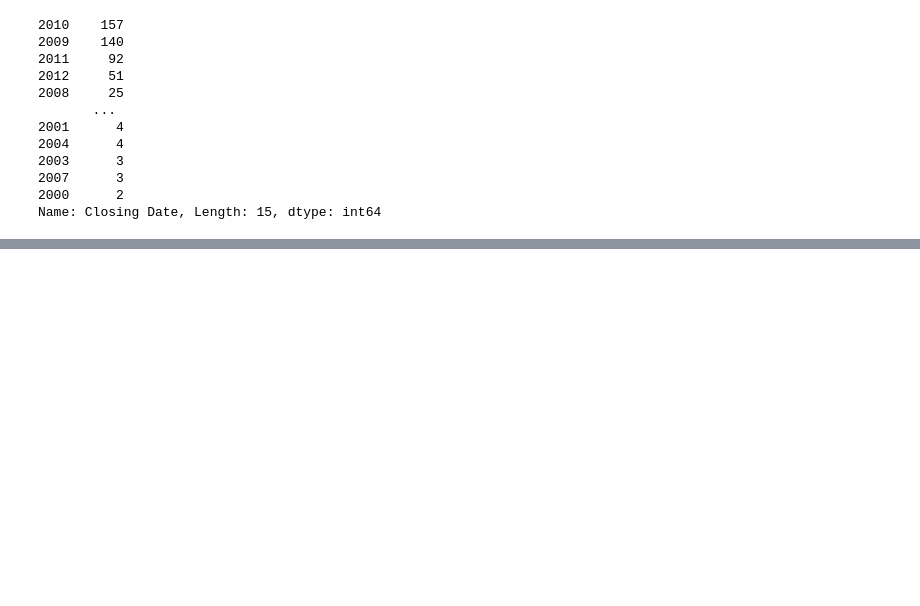
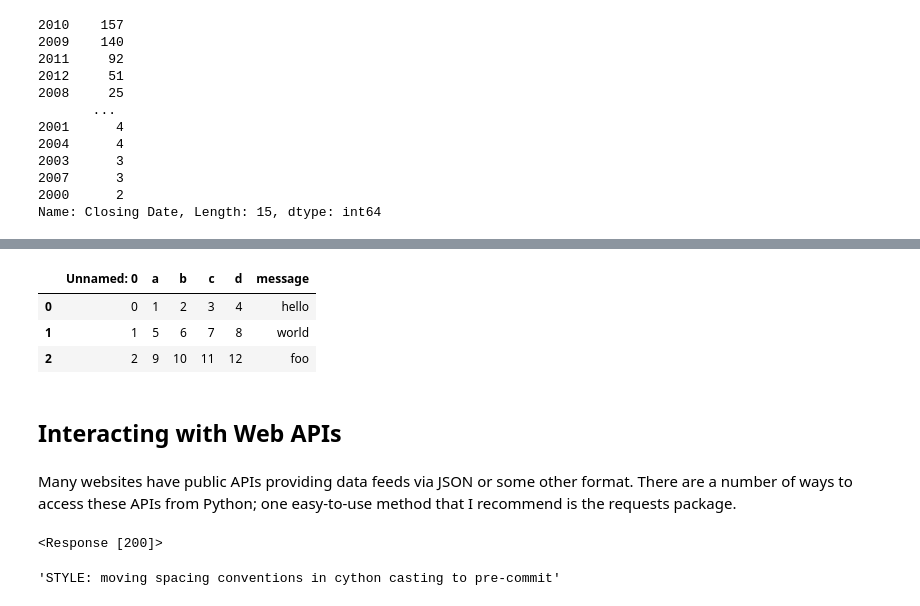
Before and after one commit to chunyaozhang/laikang_00, a Jupyter notebook: ch06_Data_Loading,Storage,and_File_Formats.ipynb, the cells around one changed output, grey strips where cells are left out. Cells and saved outputs as stored; diff of their text form; code cells hidden in the pictures; blank space fills up the shorter version.

```diff
--- a/ch06_Data_Loading,Storage,and_File_Formats.ipynb
+++ b/ch06_Data_Loading,Storage,and_File_Formats.ipynb
@@ -535,0 +667,8 @@ Name: Closing Date, Length: 15, dtype: int64
+# %%
+frame = pd.read_excel('examples/ex1.xlsx', 'Sheet1')
+frame
+# %% [output]
+|  | Unnamed: 0 | a | b | c | d | message |
+| 0 | 0 | 1 | 2 | 3 | 4 | hello |
+| 1 | 1 | 5 | 6 | 7 | 8 | world |
+| 2 | 2 | 9 | 10 | 11 | 12 | foo |
@@ -535,0 +684,24 @@ Name: Closing Date, Length: 15, dtype: int64
+# %% [markdown]
+## Interacting with Web APIs
+# %% [markdown]
+Many websites have public APIs providing data feeds via JSON or some other format.
+There are a number of ways to access these APIs from Python; one easy-to-use
+method that I recommend is the requests package.
+# %%
+# To find the last 30 GitHub issues for pandas on GitHub, we can make a GET HTTP
+# request using the add-on requests library:
+import requests
+url =  'https://api.github.com/repos/pandas-dev/pandas/issues'
+
+resp = requests.get(url)
+
+resp
+# %% [output]
+<Response [200]>
+# %%
+# The Response object’s json method will return a dictionary containing JSON parsed
+# into native Python objects:
+data = resp.json()
+data[0]['title']
+# %% [output]
+'STYLE: moving spacing conventions in cython casting to pre-commit'
```
Also changed, not shown: parts of 33 cells of this notebook, 1 other file.
